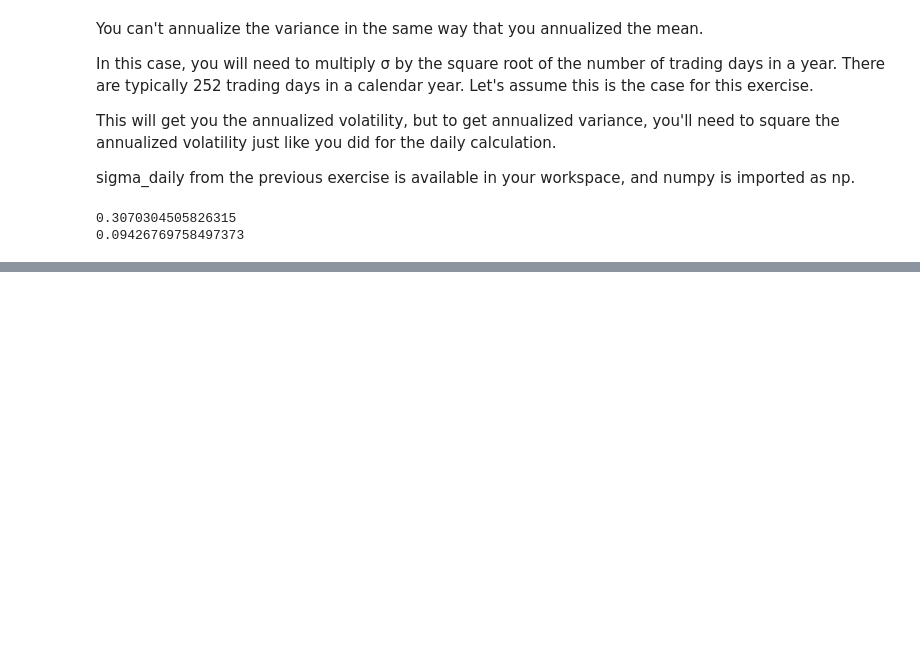
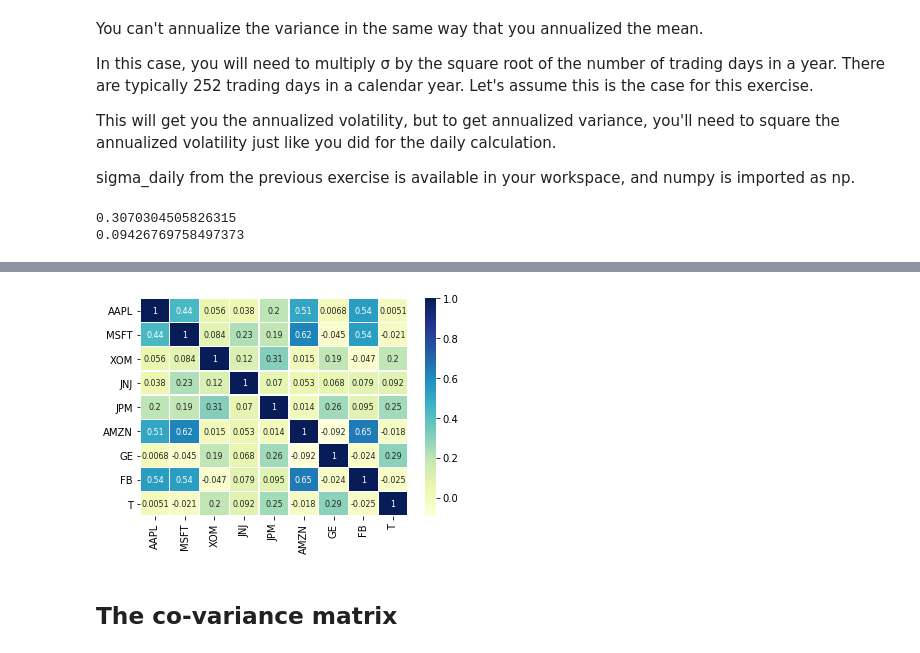
Before and after one commit to guilhermeKodama/FinanceAI, a Jupyter notebook: DataCamp - Intro Portfolio Risk Management/intro_portfolio_risk_management.ipynb, the cells around one changed output, grey strips where cells are left out. Drawn from its saved outputs; the diff is of its cells as text; code cells hidden in the pictures; blank space fills up the shorter version.

```diff
--- a/DataCamp - Intro Portfolio Risk Management/intro_portfolio_risk_management.ipynb
+++ b/DataCamp - Intro Portfolio Risk Management/intro_portfolio_risk_management.ipynb
@@ -139,0 +290,6 @@ print(variance_annualized)
+# %%
+# Calculate the correlation matrix
+correlation_matrix = StockReturns.iloc[:, 0:9].corr()
+
+# Print the correlation matrix
+print(correlation_matrix)
@@ -139,0 +314,16 @@ print(variance_annualized)
+# %%
+# Create a heatmap
+sns.heatmap(correlation_matrix,
+            annot=True,
+            cmap="YlGnBu",
+            linewidths=0.3,
+            annot_kws={"size": 8})
+
+# Plot aesthetics
+plt.xticks(rotation=90)
+plt.yticks(rotation=0)
+plt.show()
+# %% [output]
+[figure, added]
+# %% [markdown]
+## The co-variance matrix
```
Also changed, not shown: parts of 88 cells of this notebook, 28 other files.
